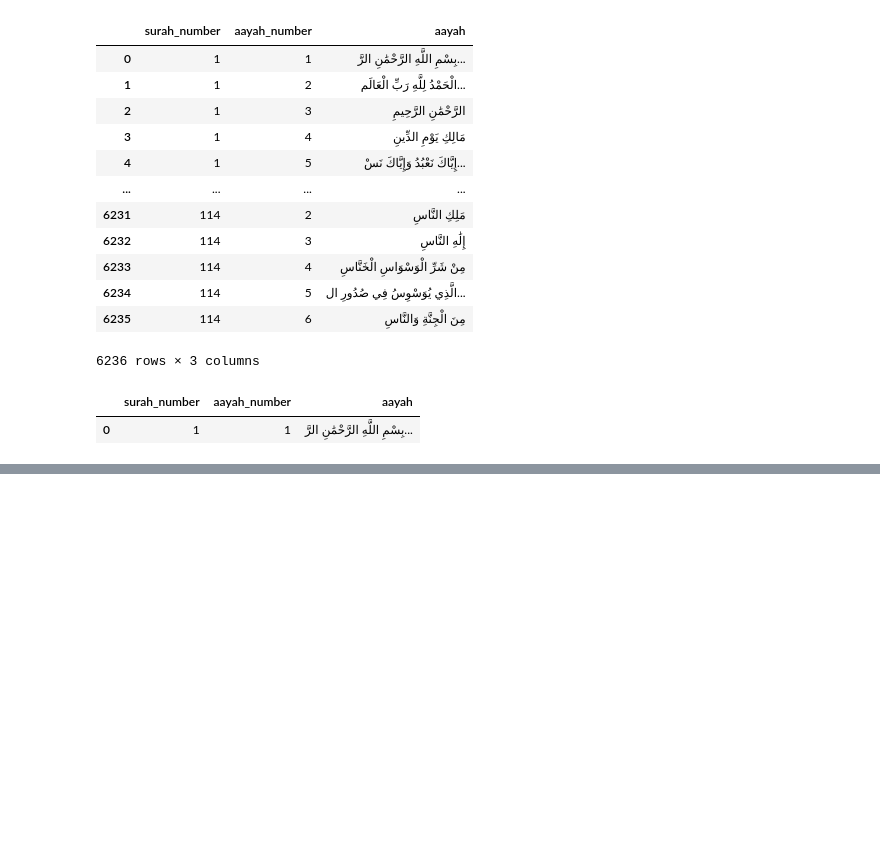
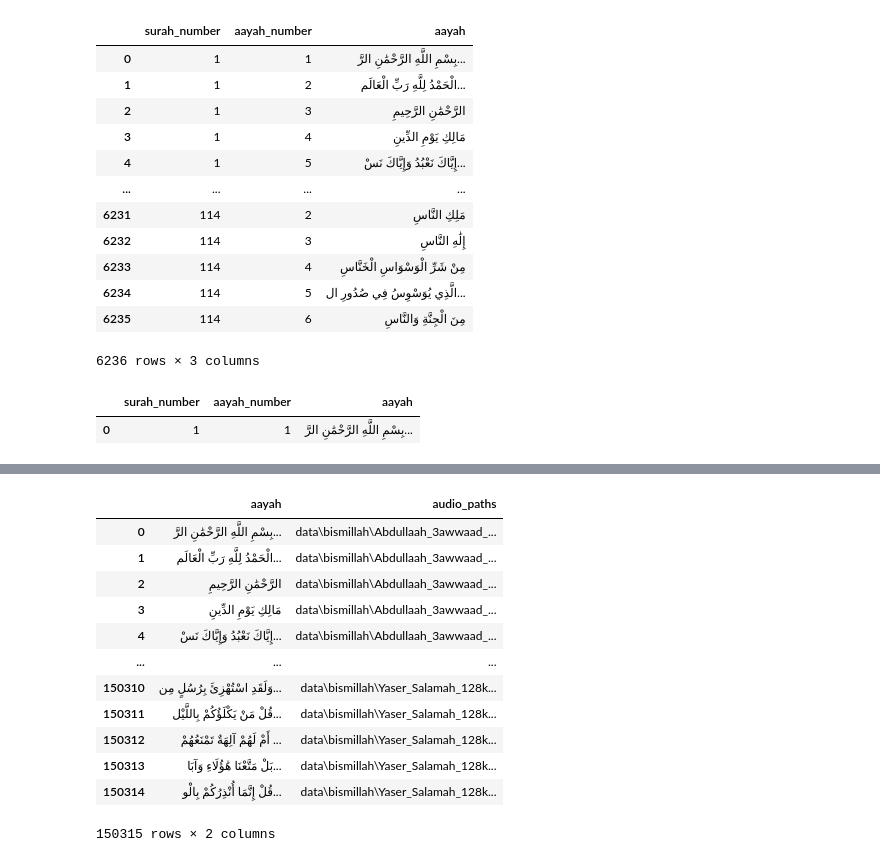
Before and after one commit to logan-mo/Quran_aayah_web_Scraper, a Jupyter notebook: test..ipynb, the cells around one changed output, grey strips where cells are left out. Cells and saved outputs as stored; diff of their text form; code cells hidden in the pictures; blank space fills up the shorter version.

```diff
--- a/test..ipynb
+++ b/test..ipynb
@@ -179,0 +195,9 @@ df[df['aayah'] == 'بِسْمِ اللَّهِ الرَّحْمَٰنِ الرّ
+# %%
+import pandas as pd
+import glob
+import os
+
+df = pd.read_csv('Arabic-Original.csv', delimiter='|', header=None)
+df.columns = ['surah_number', 'aayah_number', 'aayah']
+df.drop(['surah_number', 'aayah_number'], axis=1, inplace=True)
+df
@@ -179,0 +218,29 @@ df[df['aayah'] == 'بِسْمِ اللَّهِ الرَّحْمَٰنِ الرّ
+# %%
+dataset = None
+
+for qari in os.listdir('data\\bismillah'):
+    _df = df.copy()
+    audio_files = glob.glob(f'data\\bismillah\\{qari}\\*.mp3')
+    _df['audio_paths'] = audio_files + [None] * (len(_df) - len(audio_files))
+    _df = _df.dropna()
+
+    if dataset is None:
+        dataset = _df
+    else:
+        dataset = pd.concat([dataset, _df]).reset_index(drop=True)
+# %%
+dataset
+# %% [output]
+|  | aayah | audio_paths |
+| 0 | بِسْمِ اللَّهِ الرَّحْمَٰنِ الرَّ... | data\bismillah\Abdullaah_3awwaad_... |
+| 1 | الْحَمْدُ لِلَّهِ رَبِّ الْعَالَم... | data\bismillah\Abdullaah_3awwaad_... |
+| 2 | الرَّحْمَٰنِ الرَّحِيمِ | data\bismillah\Abdullaah_3awwaad_... |
+| 3 | مَالِكِ يَوْمِ الدِّينِ | data\bismillah\Abdullaah_3awwaad_... |
+| 4 | إِيَّاكَ نَعْبُدُ وَإِيَّاكَ نَسْ... | data\bismillah\Abdullaah_3awwaad_... |
+| ... | ... | ... |
+| 150310 | وَلَقَدِ اسْتُهْزِئَ بِرُسُلٍ مِن... | data\bismillah\Yaser_Salamah_128k... |
+| 150311 | قُلْ مَنْ يَكْلَؤُكُمْ بِاللَّيْل... | data\bismillah\Yaser_Salamah_128k... |
+| 150312 | أَمْ لَهُمْ آلِهَةٌ تَمْنَعُهُمْ ... | data\bismillah\Yaser_Salamah_128k... |
+| 150313 | بَلْ مَتَّعْنَا هَٰؤُلَاءِ وَآبَا... | data\bismillah\Yaser_Salamah_128k... |
+| 150314 | قُلْ إِنَّمَا أُنْذِرُكُمْ بِالْو... | data\bismillah\Yaser_Salamah_128k... |
+150315 rows × 2 columns
```
Also changed, not shown: parts of 13 cells of this notebook, 4 other files.
